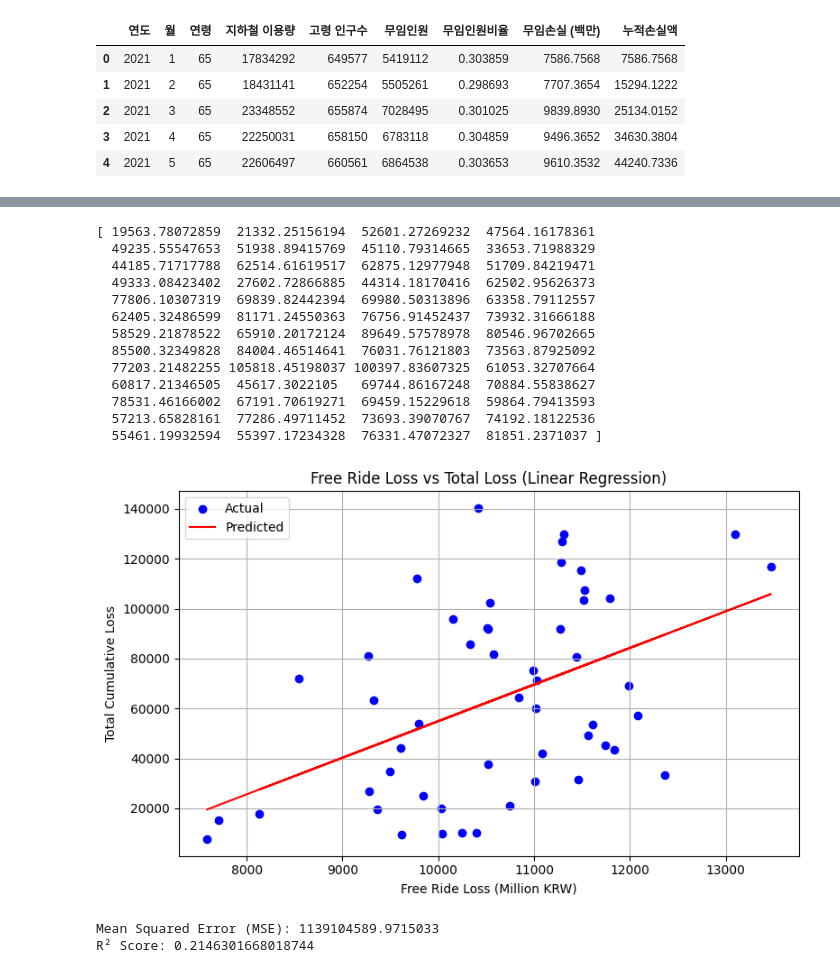
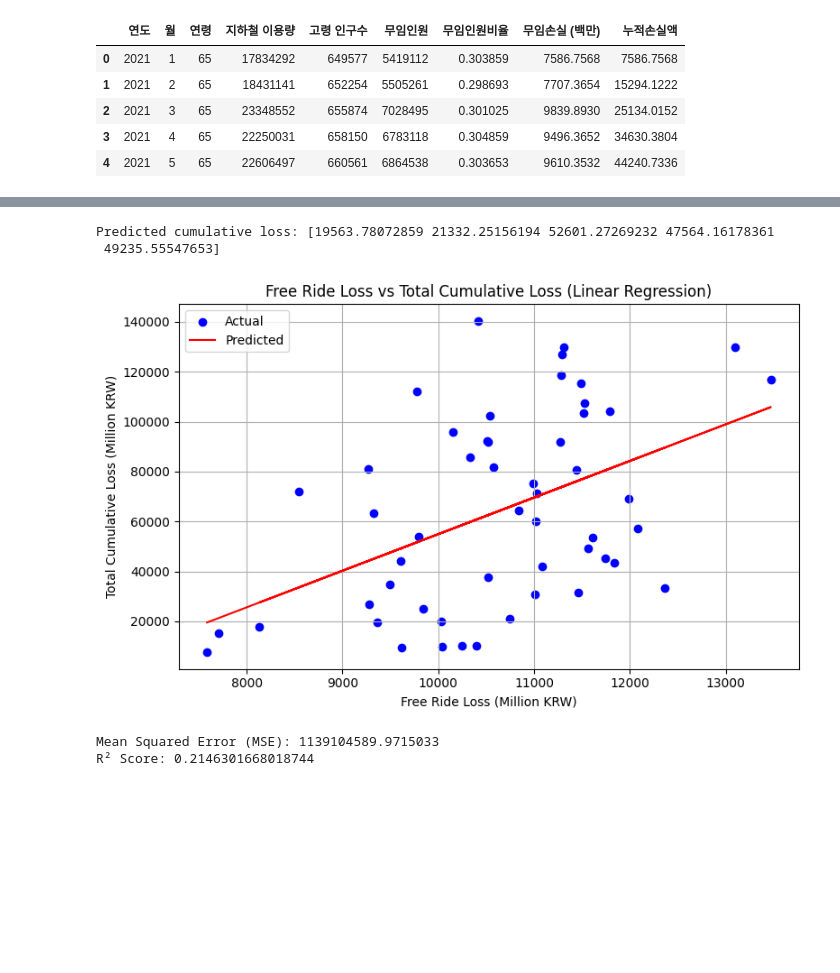
Before and after one commit to suyeonlee333333/oss2025, a Jupyter notebook: free_rider_simulator.ipynb, the cells around one changed output, grey strips where cells are left out. Drawn from its saved outputs; the diff is of its cells as text; code cells hidden in the pictures; blank space fills up the shorter version.

```diff
--- a/free_rider_simulator.ipynb
+++ b/free_rider_simulator.ipynb
@@ -37,22 +37,3 @@ df.head()
 | 2 | 2021 | 3 | 65 | 23348552 | 655874 | 7028495 | 0.301025 | 9839.8930 | 25134.0152 |
 | 3 | 2021 | 4 | 65 | 22250031 | 658150 | 6783118 | 0.304859 | 9496.3652 | 34630.3804 |
 | 4 | 2021 | 5 | 65 | 22606497 | 660561 | 6864538 | 0.303653 | 9610.3532 | 44240.7336 |
-# %%
-
-# 2. 런타임 재시작 없이 바로 적용되도록 캐시 재설정
-import matplotlib.pyplot as plt
-import matplotlib.font_manager as fm
-import matplotlib as mpl
-import matplotlib.pyplot as plt
-import seaborn as sns
-# 3. 현재 설치된 폰트 경로 중 나눔 폰트 경로 찾기
-font_path = '/usr/share/fonts/truetype/nanum/NanumGothic.ttf'  # 예시
-font_name = fm.FontProperties(fname=font_path).get_name()
-plt.rc('font', family=font_name)
-sns.lineplot(data=df, x='연령', y='무임인원')
-plt.title('연령 vs 무임인원')
-plt.show()
-
-sns.lineplot(data=df, x='연령', y='무임손실 (백만)')
-plt.title('연령 vs 무임손실액')
-plt.show()
@@ -195,47 +186,41 @@ R² score: 1.0
 # %%
-# Model: Loss (in million) → Total cumulative loss
-X3 = df[['무임손실 (백만)']]
-y3 = df['누적손실액']
+from sklearn.linear_model import LinearRegression
+from sklearn.metrics import mean_squared_error, r2_score
+import matplotlib.pyplot as plt
 
+# 1. Feature / Target 정의
+X3 = df[['LossFromFreeRides_MillionKRW']]     # 단위: 백만 원
+y3 = df['CumulativeLoss_MillionKRW']          # 누적 손실액
+
+# 2. 모델 생성 및 학습
 model_3 = LinearRegression()
 model_3.fit(X3, y3)
 
-# Prediction
+# 3. 예측
 y_pred = model_3.predict(X3)
-print(y_pred)
+print("Predicted cumulative loss:", y_pred[:5])  # 상위 5개 예측값만 출력
 
-# Plotting
+# 4. 시각화
 plt.figure(figsize=(8, 5))
 plt.scatter(X3, y3, label='Actual', color='blue')
 plt.plot(X3, y_pred, label='Predicted', color='red')
 plt.xlabel('Free Ride Loss (Million KRW)')
-plt.ylabel('Total Cumulative Loss')
-plt.title('Free Ride Loss vs Total Loss (Linear Regression)')
+plt.ylabel('Total Cumulative Loss (Million KRW)')
+plt.title('Free Ride Loss vs Total Cumulative Loss (Linear Regression)')
 plt.legend()
 plt.grid(True)
 plt.tight_layout()
 plt.show()
-from sklearn.metrics import mean_squared_error, r2_score
-# Evaluation
+
+# 5. 평가 지표
 mse = mean_squared_error(y3, y_pred)
 r2 = r2_score(y3, y_pred)
 
 print("Mean Squared Error (MSE):", mse)
 print("R² Score:", r2)
 # %% [output]
-[ 19563.78072859  21332.25156194  52601.27269232  47564.16178361
-  49235.55547653  51938.89415769  45110.79314665  33653.71988329
-  44185.71717788  62514.61619517  62875.12977948  51709.84219471
-  49333.08423402  27602.72866885  44314.18170416  62502.95626373
-  77806.10307319  69839.82442394  69980.50313896  63358.79112557
-  62405.32486599  81171.24550363  76756.91452437  73932.31666188
-  58529.21878522  65910.20172124  89649.57578978  80546.96702665
-  85500.32349828  84004.46514641  76031.76121803  73563.87925092
-  77203.21482255 105818.45198037 100397.83607325  61053.32707664
-  60817.21346505  45617.3022105   69744.86167248  70884.55838627
-  78531.46166002  67191.70619271  69459.15229618  59864.79413593
-  57213.65828161  77286.49711452  73693.39070767  74192.18122536
-  55461.19932594  55397.17234328  76331.47072327  81851.2371037 ]
+Predicted cumulative loss: [19563.78072859 21332.25156194 52601.27269232 47564.16178361
+ 49235.55547653]
-[figure, old version]
+[figure, new version]
 Mean Squared Error (MSE): 1139104589.9715033
 R² Score: 0.2146301668018744
```
Also changed, not shown: parts of 9 cells of this notebook.
